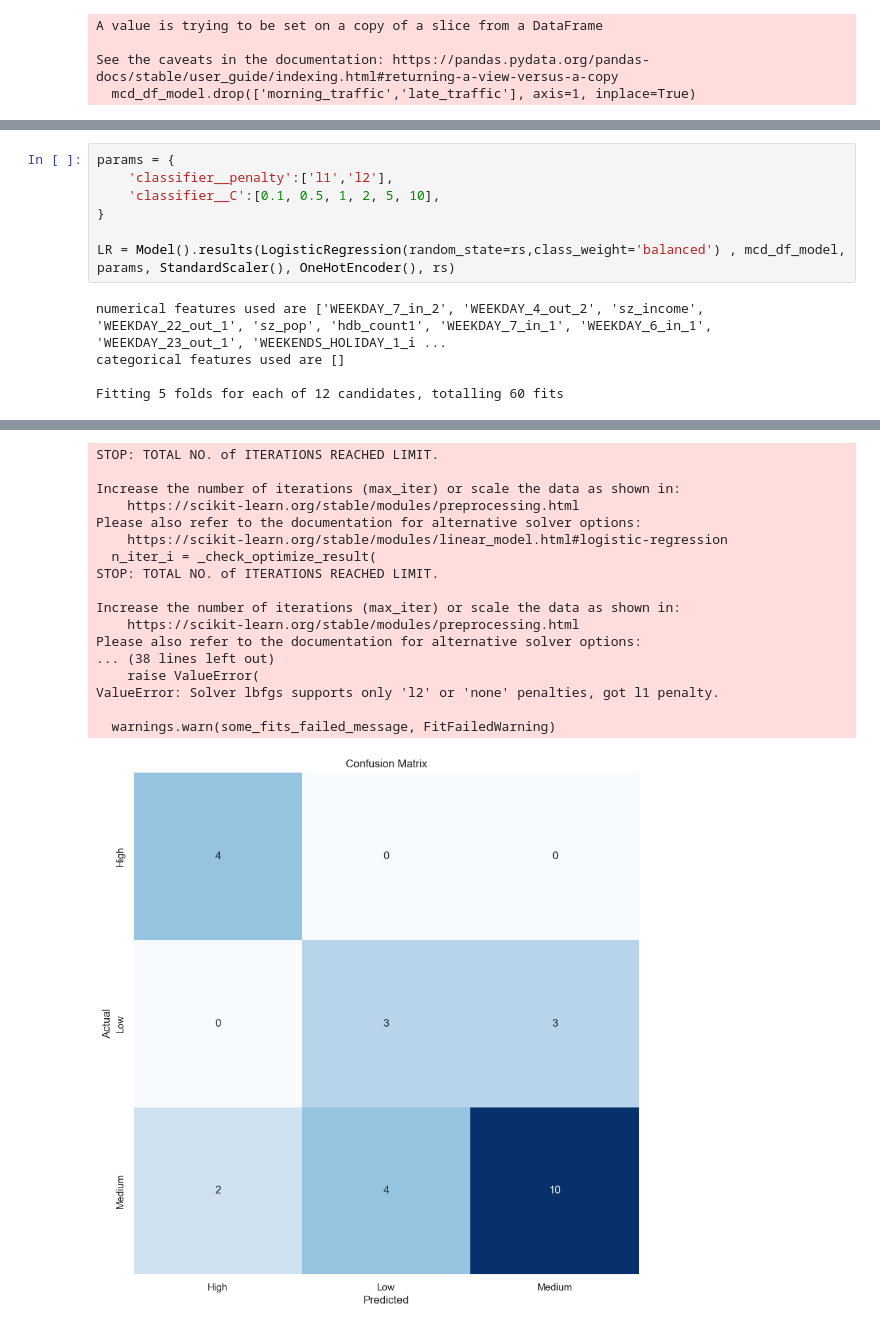
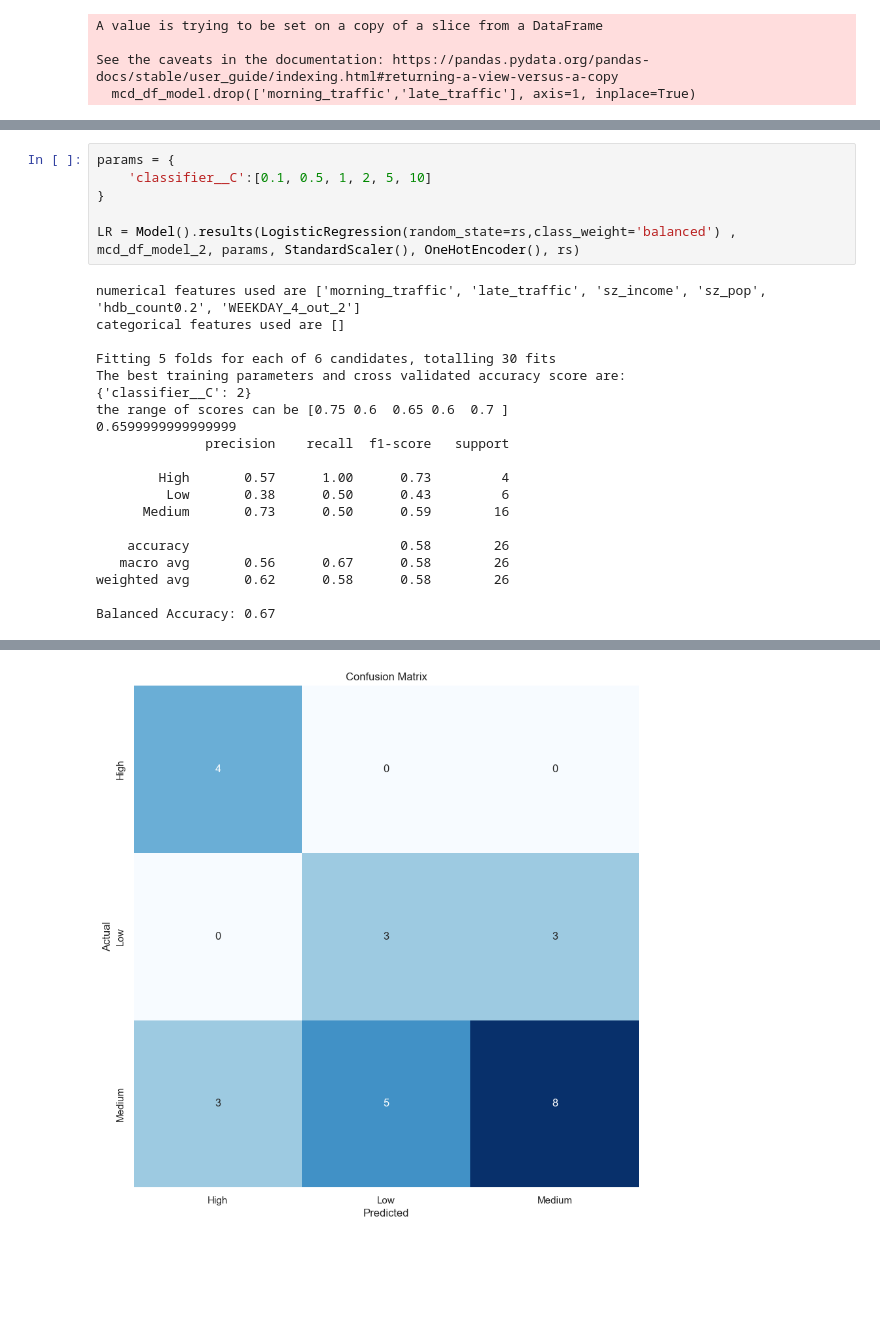
Before and after one commit to NicsLvl/McPredictor, a Jupyter notebook: mcd.ipynb, the cells around one changed output, grey strips where cells are left out. Drawn from its saved outputs; the diff is of its cells as text; blank space fills up the shorter version.

Commit message:
finalize modelling

```diff
--- a/mcd.ipynb
+++ b/mcd.ipynb
@@ -2238,12 +2265,26 @@ Balanced Accuracy: 0.69
 # %%
 params = {
-    'classifier__penalty':['l1','l2'],
-    'classifier__C':[0.1, 0.5, 1, 2, 5, 10],
+    'classifier__C':[0.1, 0.5, 1, 2, 5, 10]
 }
 
-LR = Model().results(LogisticRegression(random_state=rs,class_weight='balanced') , mcd_df_model, params, StandardScaler(), OneHotEncoder(), rs)
+LR = Model().results(LogisticRegression(random_state=rs,class_weight='balanced') , mcd_df_model_2, params, StandardScaler(), OneHotEncoder(), rs)
 # %% [output]
-numerical features used are ['WEEKDAY_7_in_2', 'WEEKDAY_4_out_2', 'sz_income', 'WEEKDAY_22_out_1', 'sz_pop', 'hdb_count1', 'WEEKDAY_7_in_1', 'WEEKDAY_6_in_1', 'WEEKDAY_23_out_1', 'WEEKENDS_HOLIDAY_1_i ...
+numerical features used are ['morning_traffic', 'late_traffic', 'sz_income', 'sz_pop', 'hdb_count0.2', 'WEEKDAY_4_out_2']
 categorical features used are []
 
-Fitting 5 folds for each of 12 candidates, totalling 60 fits
+Fitting 5 folds for each of 6 candidates, totalling 30 fits
+The best training parameters and cross validated accuracy score are:
+{'classifier__C': 2}
+the range of scores can be [0.75 0.6  0.65 0.6  0.7 ]
+0.6599999999999999
+              precision    recall  f1-score   support
+
+        High       0.57      1.00      0.73         4
+         Low       0.38      0.50      0.43         6
+      Medium       0.73      0.50      0.59        16
+
+    accuracy                           0.58        26
+   macro avg       0.56      0.67      0.58        26
+weighted avg       0.62      0.58      0.58        26
+
+Balanced Accuracy: 0.67
@@ -2282,18 +2291 @@ Balanced Accuracy: 0.71
-STOP: TOTAL NO. of ITERATIONS REACHED LIMIT.
-
-Increase the number of iterations (max_iter) or scale the data as shown in:
-    https://scikit-learn.org/stable/modules/preprocessing.html
-Please also refer to the documentation for alternative solver options:
-    https://scikit-learn.org/stable/modules/linear_model.html#logistic-regression
-  n_iter_i = _check_optimize_result(
-STOP: TOTAL NO. of ITERATIONS REACHED LIMIT.
-
-Increase the number of iterations (max_iter) or scale the data as shown in:
-    https://scikit-learn.org/stable/modules/preprocessing.html
-Please also refer to the documentation for alternative solver options:
-... (38 lines left out)
-    raise ValueError(
-ValueError: Solver lbfgs supports only 'l2' or 'none' penalties, got l1 penalty.
-
-  warnings.warn(some_fits_failed_message, FitFailedWarning)
-[figure, old version]
+[figure, new version]
```
Also changed, not shown: parts of 10 cells of this notebook.
